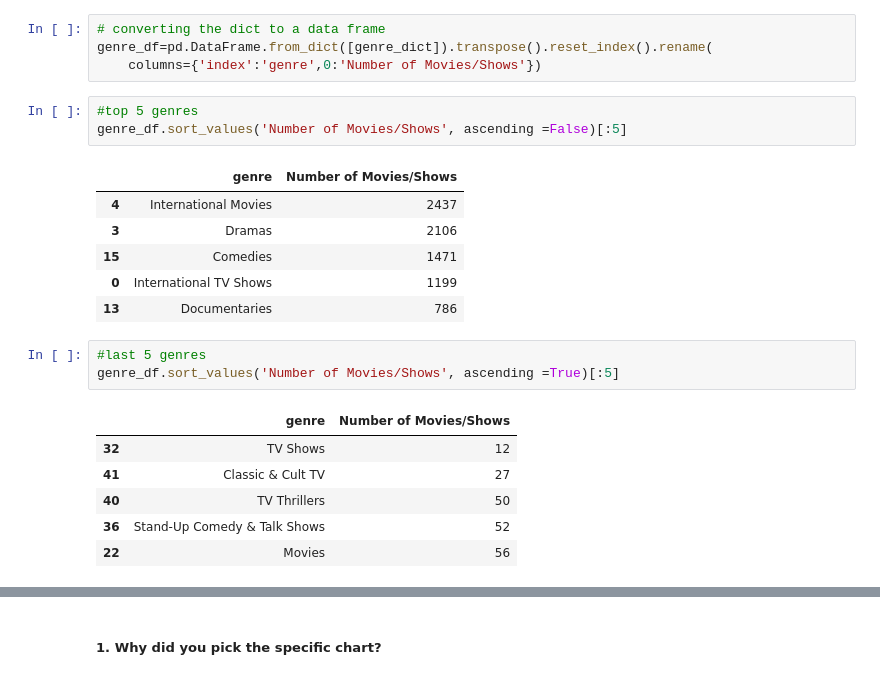
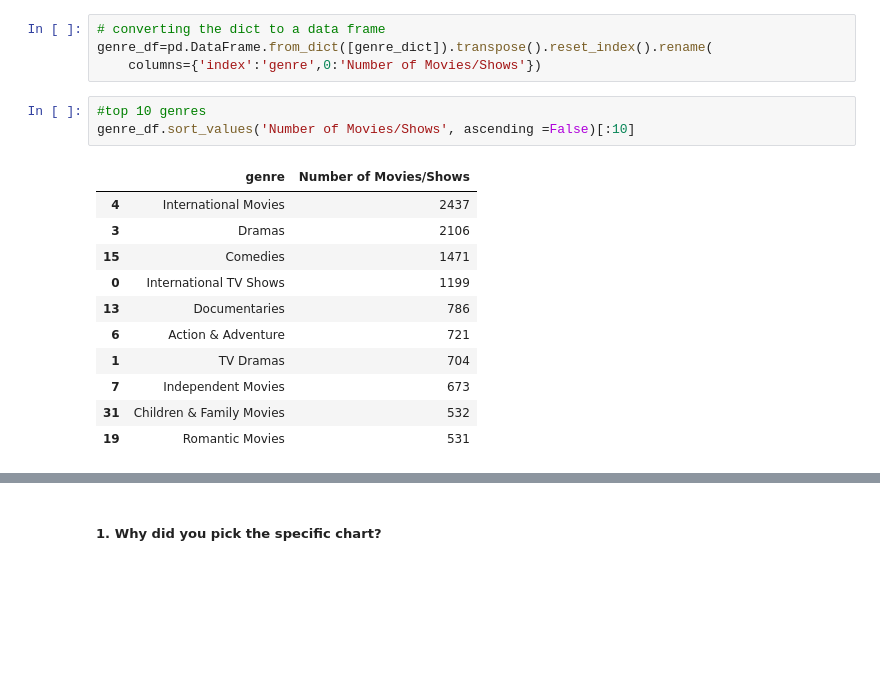
Before and after one commit to manjirikulkarni03/NETFLIX-MOVIES-AND-TV-SHOWS-CLUSTERING, a Jupyter notebook: INDIVIDUAL_NETFLIX_MOVIES_AND_TV_SHOWS_CLUSTERING.ipynb, the cells around one changed output, grey strips where cells are left out. Drawn from its saved outputs; the diff is of its cells as text; blank space fills up the shorter version.

```diff
--- a/INDIVIDUAL_NETFLIX_MOVIES_AND_TV_SHOWS_CLUSTERING.ipynb
+++ b/INDIVIDUAL_NETFLIX_MOVIES_AND_TV_SHOWS_CLUSTERING.ipynb
@@ -441,23 +458,18 @@ for genre in genre_list:
 genre_df=pd.DataFrame.from_dict([genre_dict]).transpose().reset_index().rename(
     columns={'index':'genre',0:'Number of Movies/Shows'})
 # %%
-#top 5 genres
-genre_df.sort_values('Number of Movies/Shows', ascending =False)[:5]
+#top 10 genres
+genre_df.sort_values('Number of Movies/Shows', ascending =False)[:10]
 # %% [output]
 |  | genre | Number of Movies/Shows |
 | 4 | International Movies | 2437 |
 | 3 | Dramas | 2106 |
 | 15 | Comedies | 1471 |
 | 0 | International TV Shows | 1199 |
 | 13 | Documentaries | 786 |
+| 6 | Action & Adventure | 721 |
+| 1 | TV Dramas | 704 |
+| 7 | Independent Movies | 673 |
+| 31 | Children & Family Movies | 532 |
+| 19 | Romantic Movies | 531 |
-# %%
-#last 5 genres
-genre_df.sort_values('Number of Movies/Shows', ascending =True)[:5]
-# %% [output]
-|  | genre | Number of Movies/Shows |
-| 32 | TV Shows | 12 |
-| 41 | Classic & Cult TV | 27 |
-| 40 | TV Thrillers | 50 |
-| 36 | Stand-Up Comedy & Talk Shows | 52 |
-| 22 | Movies | 56 |
 # %%
```
Also changed, not shown: parts of 17 cells of this notebook.
